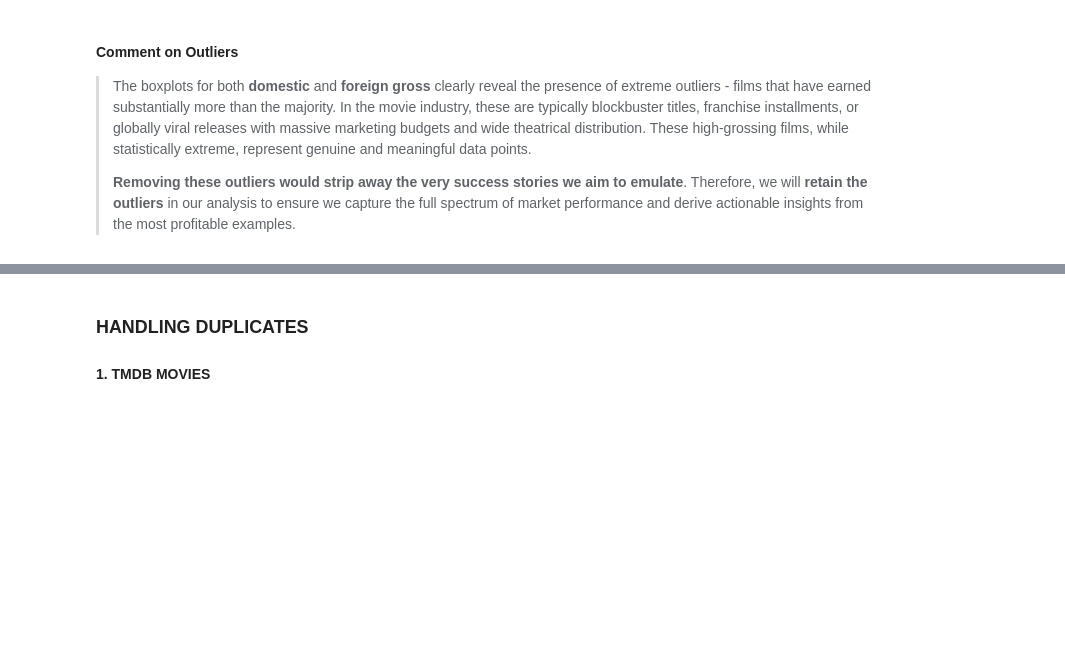
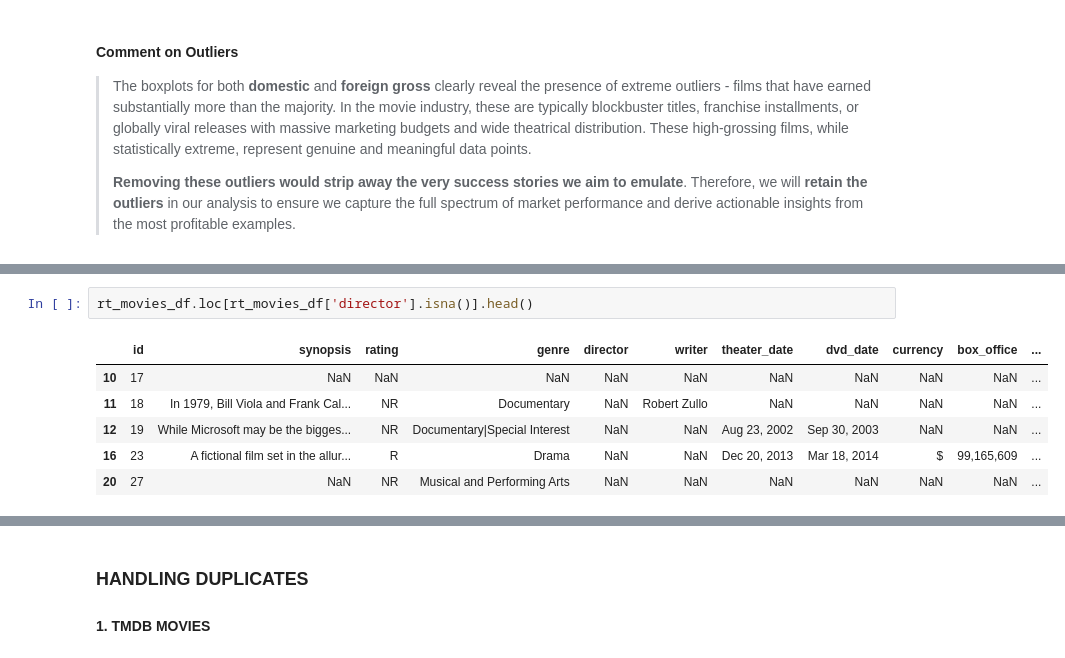
Before and after one commit to Vain-Guy/Data-s-Cut3, a Jupyter notebook: notebooks/exploratory.ipynb, the cells around one changed output, grey strips where cells are left out. Saved outputs shown, nothing was run; the diff lists cells and outputs as text; blank space fills up the shorter version.

```diff
--- a/notebooks/exploratory.ipynb
+++ b/notebooks/exploratory.ipynb
@@ -447,0 +578,9 @@ sns.boxplot(gross_df);
+# %%
+rt_movies_df.loc[rt_movies_df['director'].isna()].head()
+# %% [output]
+|  | id | synopsis | rating | genre | director | writer | theater_date | dvd_date | currency | box_office | ... |
+| 10 | 17 | NaN | NaN | NaN | NaN | NaN | NaN | NaN | NaN | NaN | ... |
+| 11 | 18 | In 1979, Bill Viola and Frank Cal... | NR | Documentary | NaN | Robert Zullo | NaN | NaN | NaN | NaN | ... |
+| 12 | 19 | While Microsoft may be the bigges... | NR | Documentary|Special Interest | NaN | NaN | Aug 23, 2002 | Sep 30, 2003 | NaN | NaN | ... |
+| 16 | 23 | A fictional film set in the allur... | R | Drama | NaN | NaN | Dec 20, 2013 | Mar 18, 2014 | $ | 99,165,609 | ... |
+| 20 | 27 | NaN | NR | Musical and Performing Arts | NaN | NaN | NaN | NaN | NaN | NaN | ... |
```
Also changed, not shown: parts of 23 cells of this notebook.
